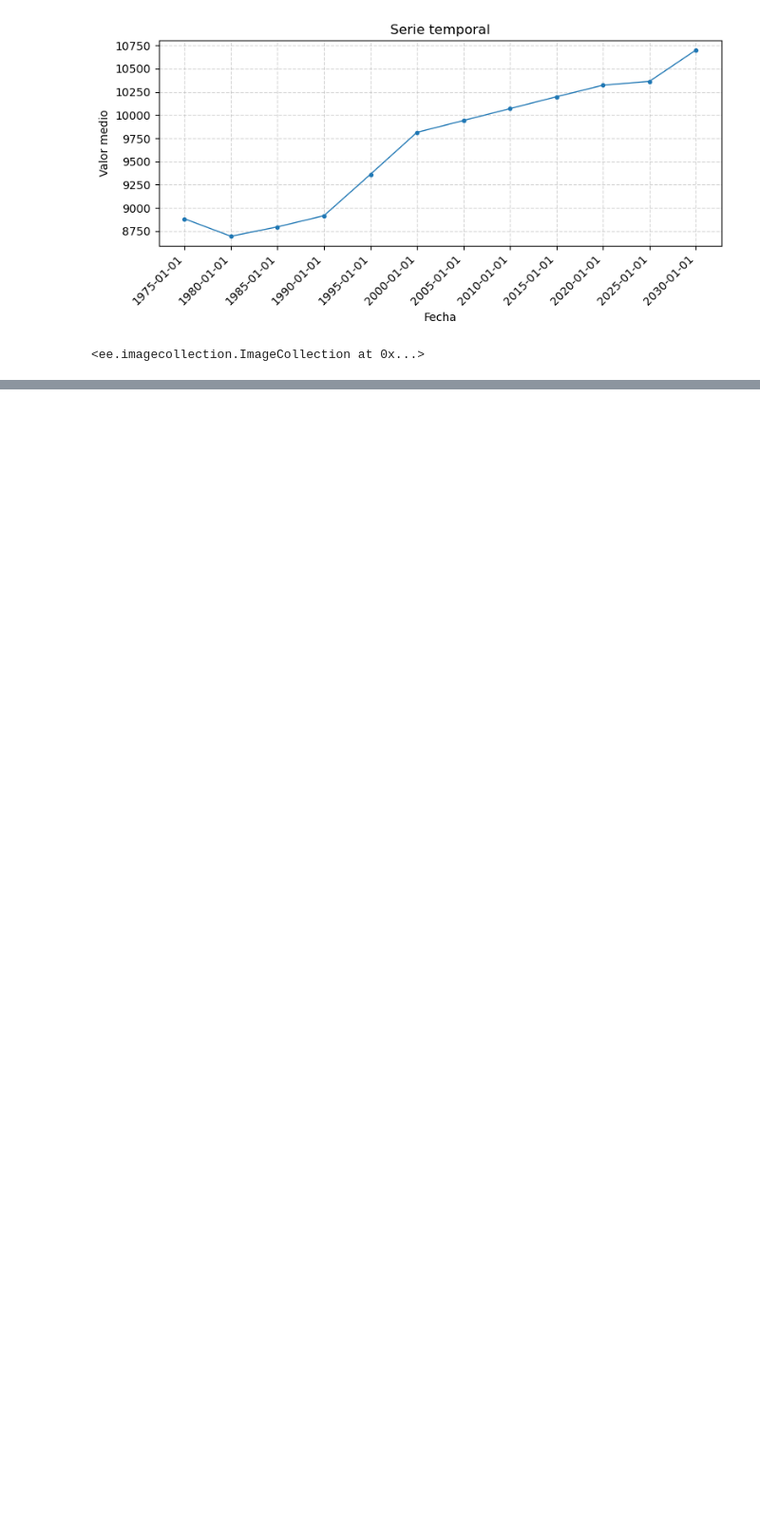
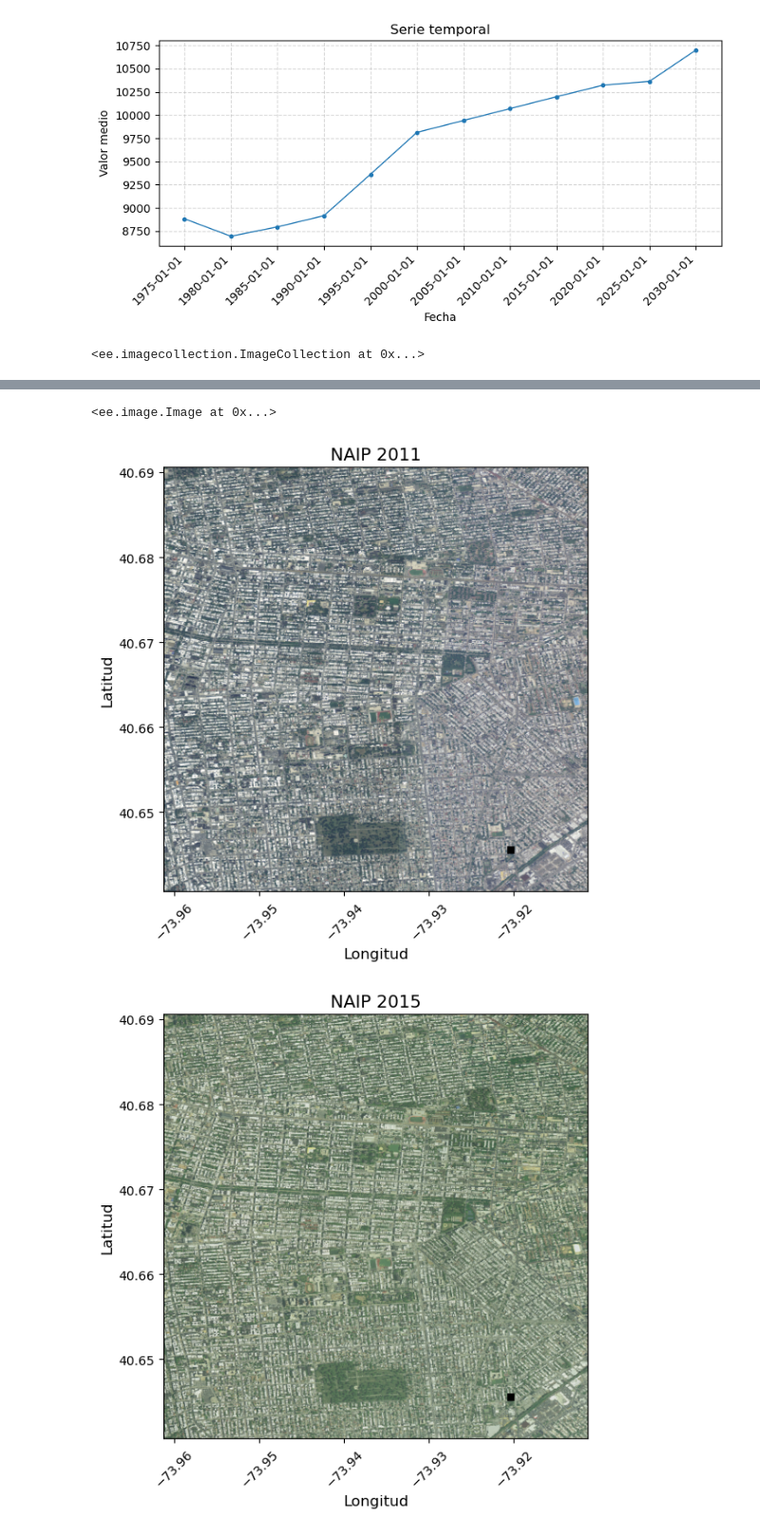
Before and after one commit to marioponce/monitoring_cities, a Jupyter notebook: tool_test.ipynb, the cells around one changed output, grey strips where cells are left out. Shown at 95% size. Drawn from its saved outputs; the diff is of its cells as text; code cells hidden in the pictures; blank space fills up the shorter version.

```diff
--- a/tool_test.ipynb
+++ b/tool_test.ipynb
@@ -119,0 +182,42 @@ ee.ImageCollection('JRC/GHSL/P2023A/GHS_POP').filterDate(None,
+# %%
+T1_a = '2011-01-01'
+T1_b = '2011-12-31'
+T2_a = '2015-01-01'
+T2_b = '2015-12-31'
+
+
+S_T1_a = '2016-5-01'
+S_T1_b = '2016-9-30'
+S_T2_a = '2020-5-01'
+S_T2_b = '2020-9-30'
+
+L_T1_a = '2013-5-01'
+L_T1_b = '2013-9-30'
+L_T2_a = '2020-5-01'
+L_T2_b = '2020-9-30'
+# %%
+# ROI - Region of Interest
+lon, lat = -73.9363, 40.6656 # New York City
+width, height = 0.025, 0.025
+region = ee.Geometry.Rectangle([lon+width, lat+height, lon-width, lat-height])
+mask = ee.Image(mask_source).select('elevation').gt(0)
+mask
+# %% [output]
+<ee.image.Image at 0x...>
+# %%
+NAIP = Collection(
+    source='USDA/NAIP/DOQQ',
+    boundaries=region,
+    mask=mask,
+    # reprojection={'crs': 'EPSG:4326', 'scale': 1000},
+    # reducer=ee.Reducer.sum().unweighted()
+)
+NAIP.get_event(T1_a, T1_b, '_t1', type='moisac')
+NAIP.get_event(T2_a, T2_b, '_t2', type='moisac')
+NAIP.set_viz_params({'min': 0, 'max': 255, 'unit': '-','value': 'People',
+})
+NAIP.plot_event('_t1','NAIP 2011', legend_label=False)
+NAIP.plot_event('_t2','NAIP 2015', legend_label=True)
+# %% [output]
+[figure, added]
+[figure, added]
```
Also changed, not shown: parts of 6 cells of this notebook, 1 other file.
